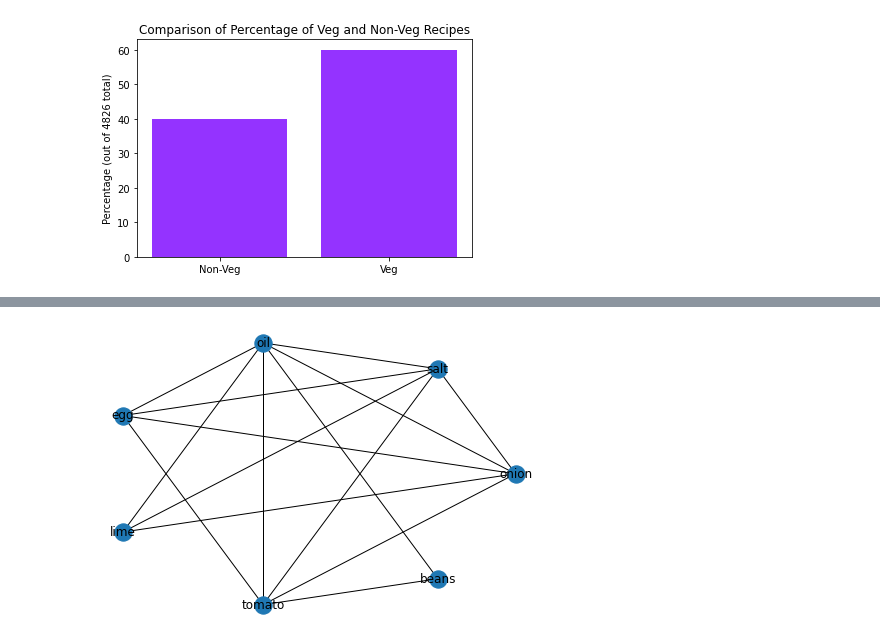
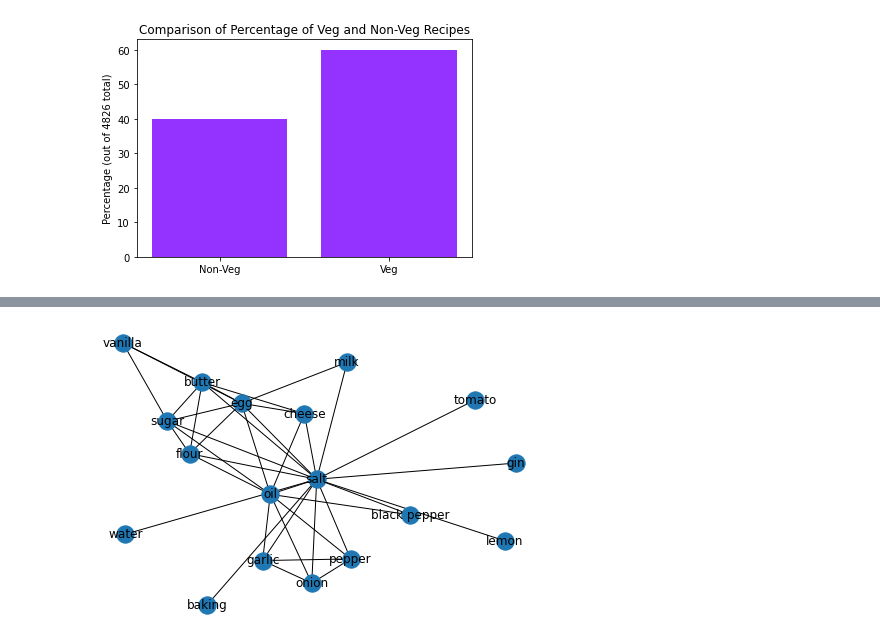
Before and after one commit to samar14641/food-recomm, a Jupyter notebook: edaWork.ipynb, the cells around one changed output, grey strips where cells are left out. Drawn from its saved outputs; the diff is of its cells as text; code cells hidden in the pictures.

Commit message:
nx vis running on main dataset

```diff
--- a/edaWork.ipynb
+++ b/edaWork.ipynb
@@ -72,17 +72,17 @@ plt.close()
 # %%
 # still figuring this bit out
 
-recipes = {
-    'onion': [],
-    'lime': [],
-    'salt': [],
-    'oil': [],
-    'egg': [],
-    'tomato': [],
-    'beans': []
-}
+links = {}
 
-with open(os.getcwd() + '/testFile.txt') as dataset:
+with open(os.getcwd() + '/Data/annotations/all_ingredients.txt') as allIngred:
+    line = allIngred.readline().strip()
+
+    while line:
+        links[line] = []
+
+        line = allIngred.readline().strip()
+
+with open(os.getcwd() + '/Data/annotations/cleaned_ingredients.txt') as dataset:
     line = dataset.readline().strip()
 
     while line:
@@ -90,11 +90,9 @@ with open(os.getcwd() + '/testFile.txt') as dataset:
 
         for i in ingredients:
             x = [j for j in ingredients if i != j]
-            recipes[i].extend(x)
+            links[i].extend(x)
 
         line = dataset.readline().strip()
 
-for i in recipes:
-    recipes[i] = set(recipes[i])
-
-recipes
+for i in links:
+    links[i] = dict(Counter(links[i]))
@@ -111,12 +101,13 @@ import networkx as nx
 # %%
 g = nx.Graph()
 
-for i in recipes:
-    for j in recipes[i]:
-        g.add_edge(i, j)
+for i in links:
+    for j in links[i]:
+        if links[i][j] > 400:
+            g.add_edge(i, j)
 
 nx.draw(g, with_labels = True)
 # plt.savefig(dir)
-# plt.clf
+# plt.clf()
 # %% [output]
-[figure, old version]
+[figure, new version]
```
Also changed, not shown: parts of 1 cell of this notebook.
